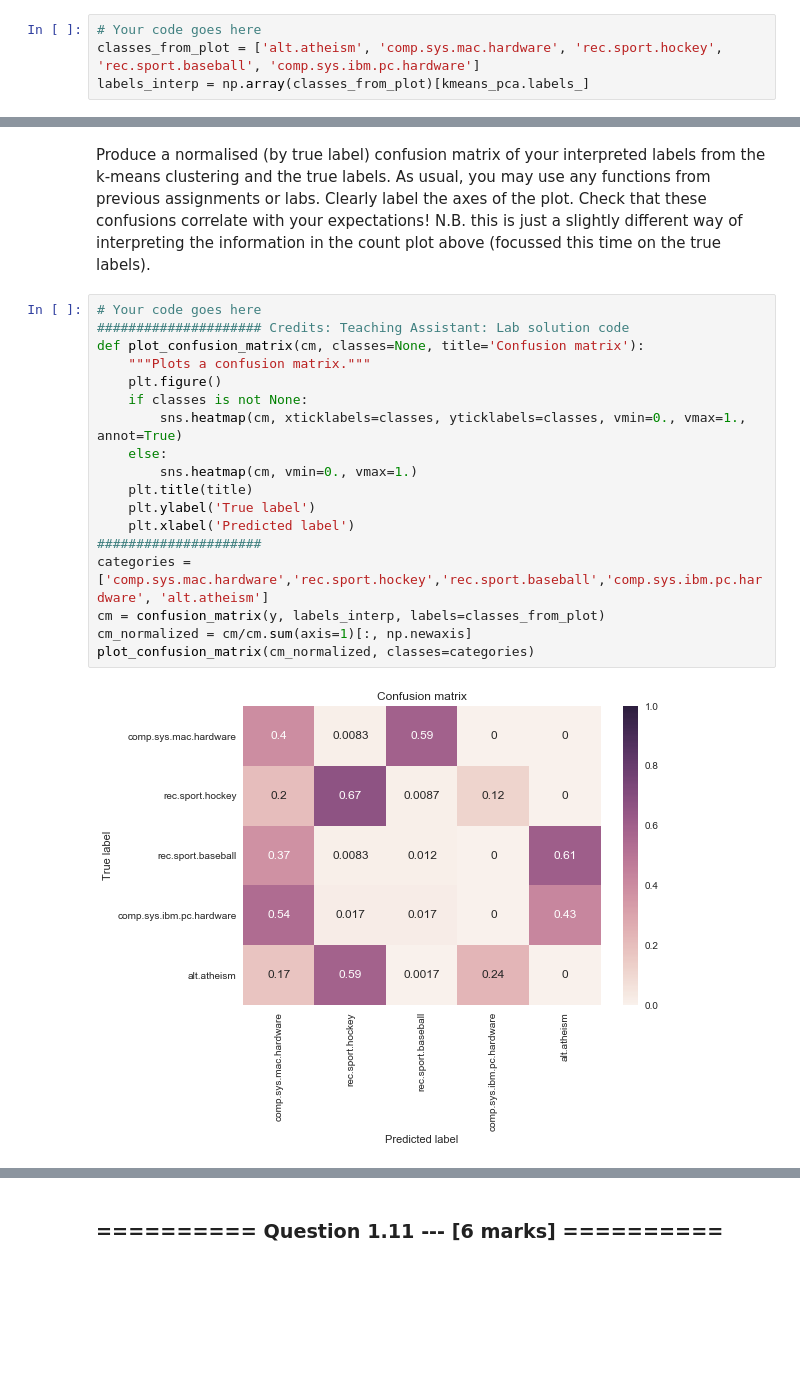
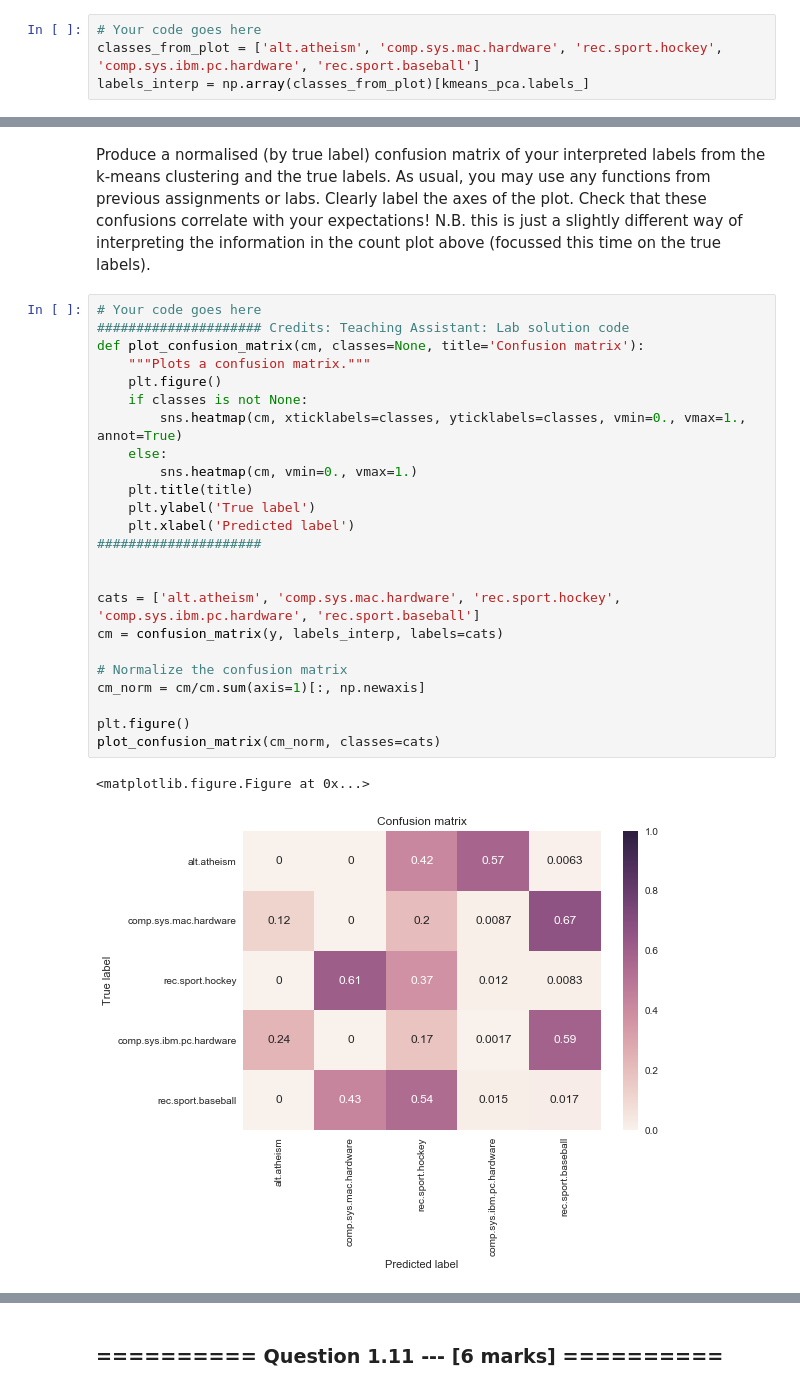
Before and after one commit to JeffreyJosanne/iaml2017, a Jupyter notebook: 09_Assignment_4.ipynb, the cells around one changed output, grey strips where cells are left out. Drawn from its saved outputs; the diff is of its cells as text; blank space fills up the shorter version.

```diff
--- a/09_Assignment_4.ipynb
+++ b/09_Assignment_4.ipynb
@@ -420,7 +420,7 @@ Given the above plot, apply a label to each cluster centre. Create a new vector,
 **N.B. be careful to use the `kmeans_pca` object you created above, not the first kmeans object you made**
 # %%
 # Your code goes here
-classes_from_plot = ['alt.atheism', 'comp.sys.mac.hardware', 'rec.sport.hockey', 'rec.sport.baseball', 'comp.sys.ibm.pc.hardware']
+classes_from_plot = ['alt.atheism', 'comp.sys.mac.hardware', 'rec.sport.hockey', 'comp.sys.ibm.pc.hardware', 'rec.sport.baseball']
 labels_interp = np.array(classes_from_plot)[kmeans_pca.labels_]
 # %% [markdown]
 ### ========== Question 1.10 --- [3 marks] ==========
@@ -429,20 +429,27 @@ Produce a normalised (by true label) confusion matrix of your interpreted labels
 # %%
 # Your code goes here
 ##################### Credits: Teaching Assistant: Lab solution code
 def plot_confusion_matrix(cm, classes=None, title='Confusion matrix'):
     """Plots a confusion matrix."""
     plt.figure()
     if classes is not None:
         sns.heatmap(cm, xticklabels=classes, yticklabels=classes, vmin=0., vmax=1., annot=True)
     else:
         sns.heatmap(cm, vmin=0., vmax=1.)
     plt.title(title)
     plt.ylabel('True label')
     plt.xlabel('Predicted label')
 #####################
-categories = ['comp.sys.mac.hardware','rec.sport.hockey','rec.sport.baseball','comp.sys.ibm.pc.hardware', 'alt.atheism']
-cm = confusion_matrix(y, labels_interp, labels=classes_from_plot)
-cm_normalized = cm/cm.sum(axis=1)[:, np.newaxis]
-plot_confusion_matrix(cm_normalized, classes=categories)
+
+
+cats = ['alt.atheism', 'comp.sys.mac.hardware', 'rec.sport.hockey', 'comp.sys.ibm.pc.hardware', 'rec.sport.baseball']
+cm = confusion_matrix(y, labels_interp, labels=cats)
+
+# Normalize the confusion matrix
+cm_norm = cm/cm.sum(axis=1)[:, np.newaxis]
+
+plt.figure()
+plot_confusion_matrix(cm_norm, classes=cats)
 # %% [output]
+<matplotlib.figure.Figure at 0x...>
-[figure, old version]
+[figure, new version]
```
Also changed, not shown: parts of 6 cells of this notebook.
